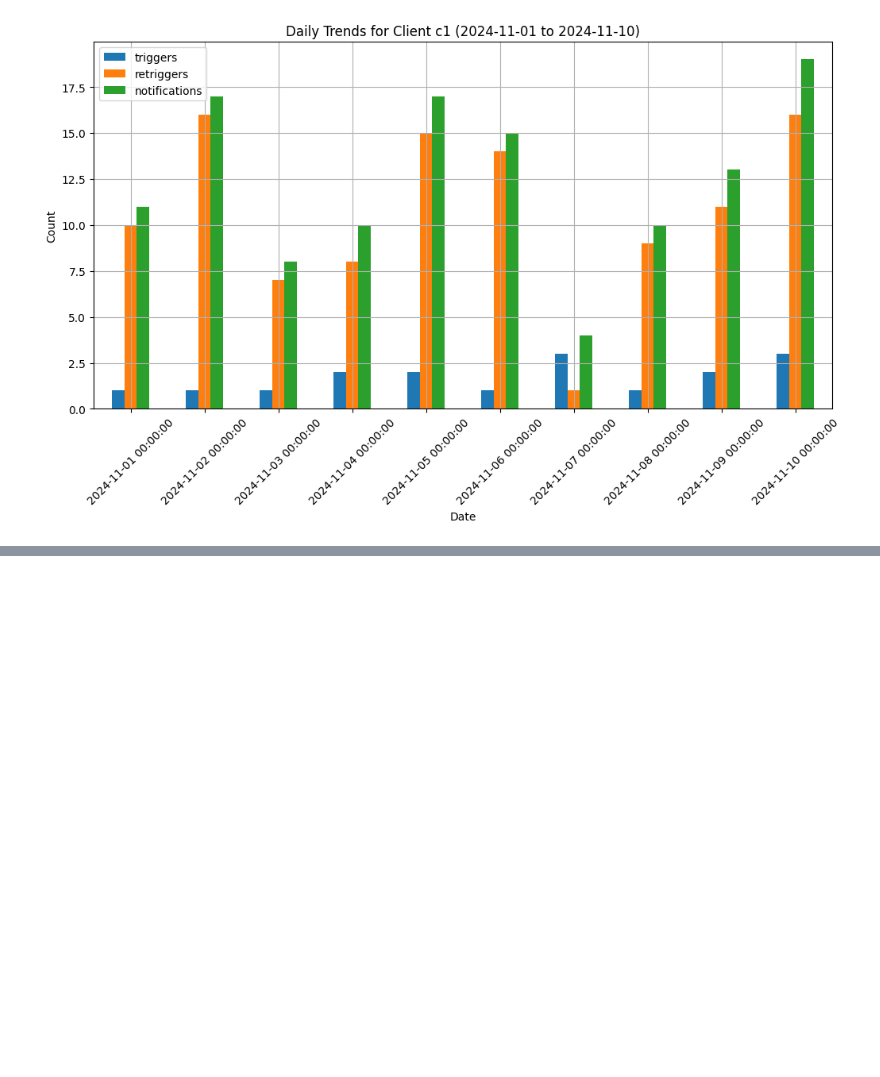
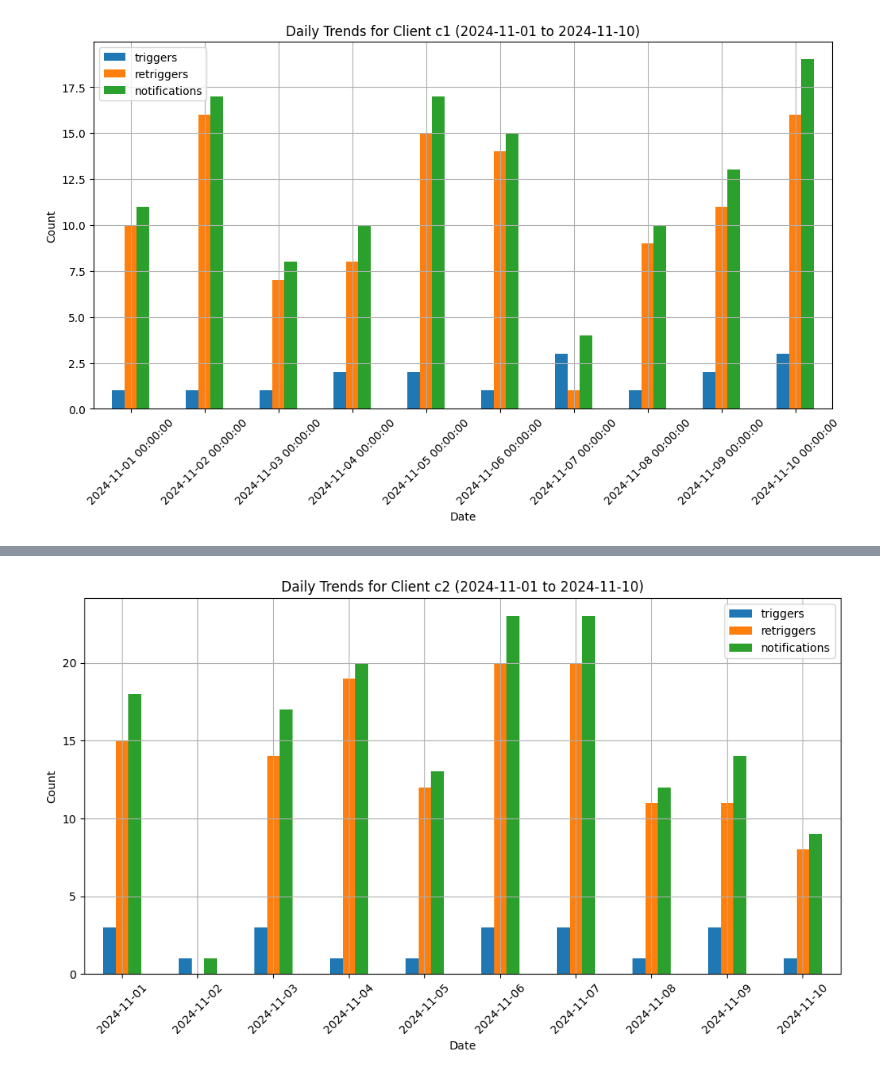
Before and after one commit to pain459/learn_ds, a Jupyter notebook: projects/alert_analysis/Workbook.ipynb, the cells around one changed output, grey strips where cells are left out. Saved outputs shown, nothing was run; the diff lists cells and outputs as text; code cells hidden in the pictures; blank space fills up the shorter version.

```diff
--- a/projects/alert_analysis/Workbook.ipynb
+++ b/projects/alert_analysis/Workbook.ipynb
@@ -286,0 +327,32 @@ plot_client_trends(client_id="c1", start_date="2024-11-01", end_date="2024-11-10
+# %%
+def plot_client_trends(client_id, start_date, end_date):
+    # Convert string dates to datetime64 for comparison
+    start_date = pd.to_datetime(start_date)
+    end_date = pd.to_datetime(end_date)
+
+    # Filter data for the given client and timeframe
+    client_data = data[
+        (data['client'] == client_id) &
+        (data['date'] >= start_date) &
+        (data['date'] <= end_date)
+    ]
+
+    if client_data.empty:
+        print(f"No data available for client {client_id} in the given timeframe ({start_date.date()} to {end_date.date()}).")
+        return
+
+    # Plotting
+    client_trends = client_data[['date', 'triggers', 'retriggers', 'notifications']].set_index('date')
+    ax = client_trends.plot(kind='bar', figsize=(12, 6), title=f"Daily Trends for Client {client_id} ({start_date.date()} to {end_date.date()})")
+
+    # Format x-axis to show only the date
+    ax.set_xticklabels([x.strftime('%Y-%m-%d') for x in client_trends.index], rotation=45)
+    plt.xlabel("Date")
+    plt.ylabel("Count")
+    plt.grid()
+    plt.show()
+
+# Replot for the same client and timeframe as an example
+plot_client_trends(client_id="c2", start_date="2024-11-01", end_date="2024-11-10")
+# %% [output]
+[figure, added]
```
Also changed, not shown: parts of 2 cells of this notebook.
